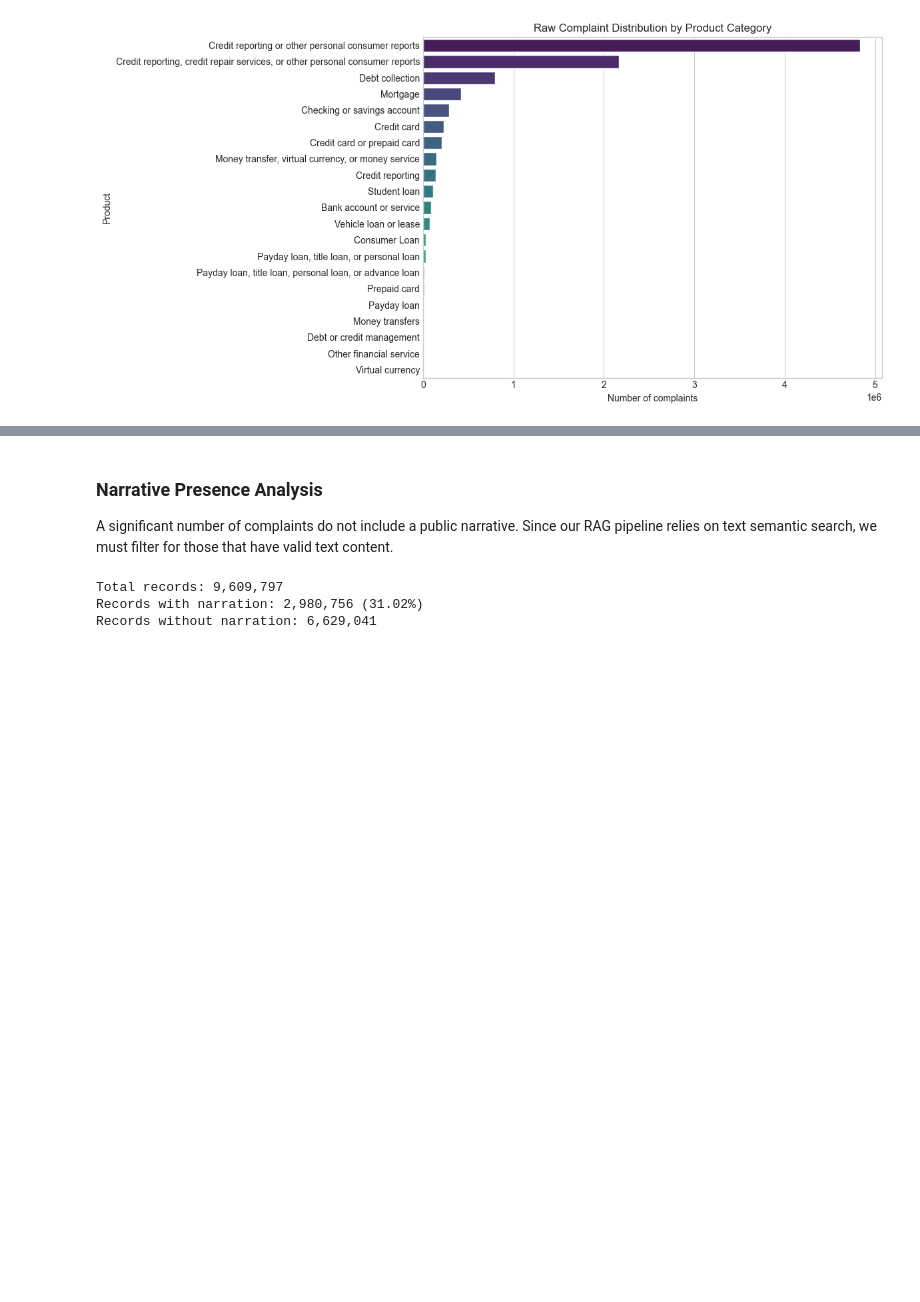
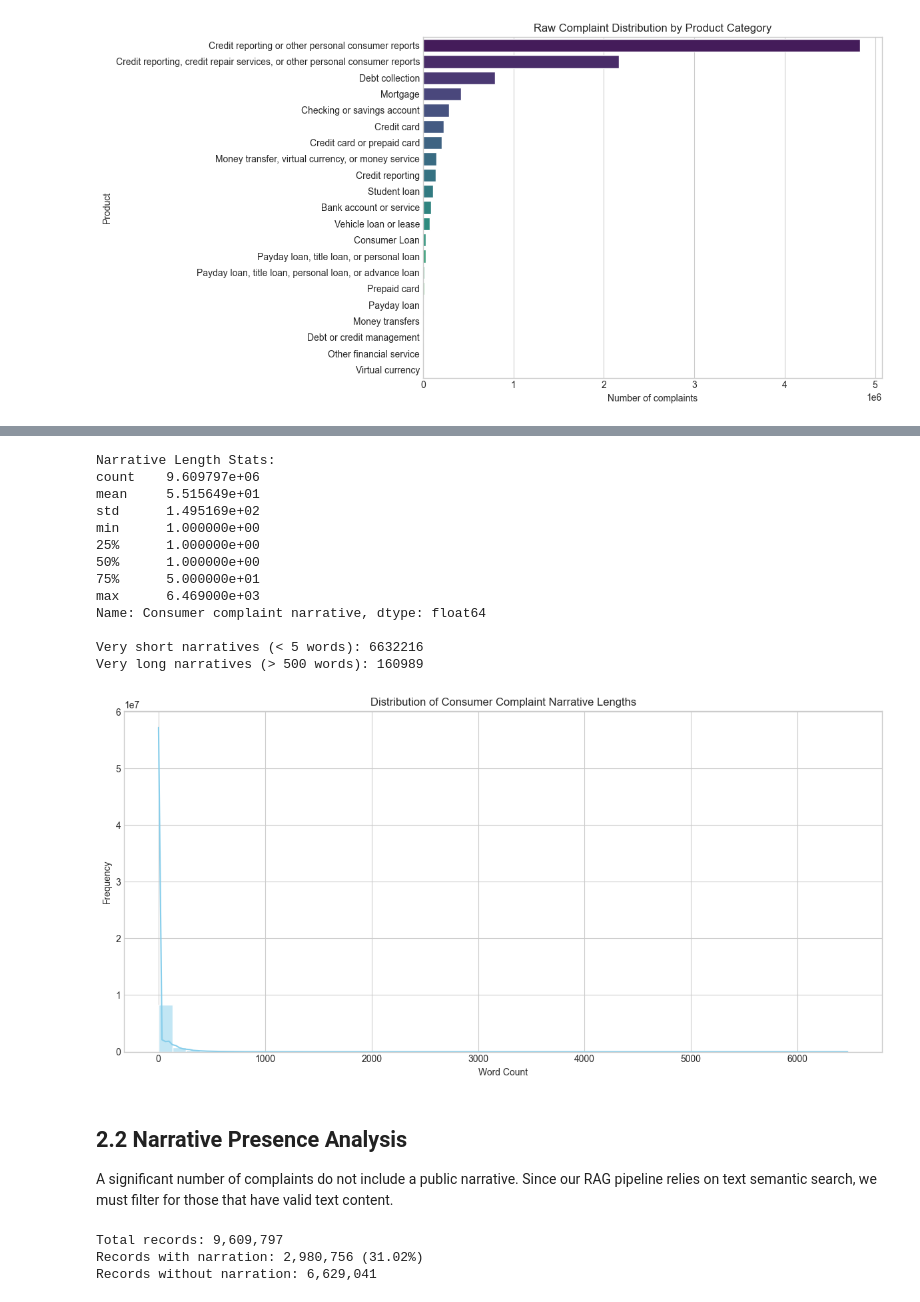
Before and after one commit to zerubabelalpha/rag-complaint-chatbot, a Jupyter notebook: notebooks/eda.ipynb, the cells around one changed output, grey strips where cells are left out. Cells and saved outputs as stored; diff of their text form; code cells hidden in the pictures; blank space fills up the shorter version.

```diff
--- a/notebooks/eda.ipynb
+++ b/notebooks/eda.ipynb
@@ -67,5 +73,24 @@ Passing `palette` without assigning `hue` is deprecated and will be removed in v
+# %%
+# Analyze length on raw data
+# Note: Some raw records may have empty narratives, which we handle (fillna)
+eda_mod.plot_narrative_length_distribution(df_raw, narrative_col='Consumer complaint narrative')
+# %% [output]
+Narrative Length Stats:
+count    9.609797e+06
+mean     5.515649e+01
+std      1.495169e+02
+min      1.000000e+00
+25%      1.000000e+00
+50%      1.000000e+00
+75%      5.000000e+01
+max      6.469000e+03
+Name: Consumer complaint narrative, dtype: float64
+
+Very short narratives (< 5 words): 6632216
+Very long narratives (> 500 words): 160989
+[figure, added]
 # %% [markdown]
-### Narrative Presence Analysis
+## 2.2 Narrative Presence Analysis
 
 A significant number of complaints do not include a public narrative. Since our RAG pipeline relies on text semantic search, we must filter for those that have valid text content.
 # %%
```
Also changed, not shown: parts of 1 cell of this notebook, 2 other files.
